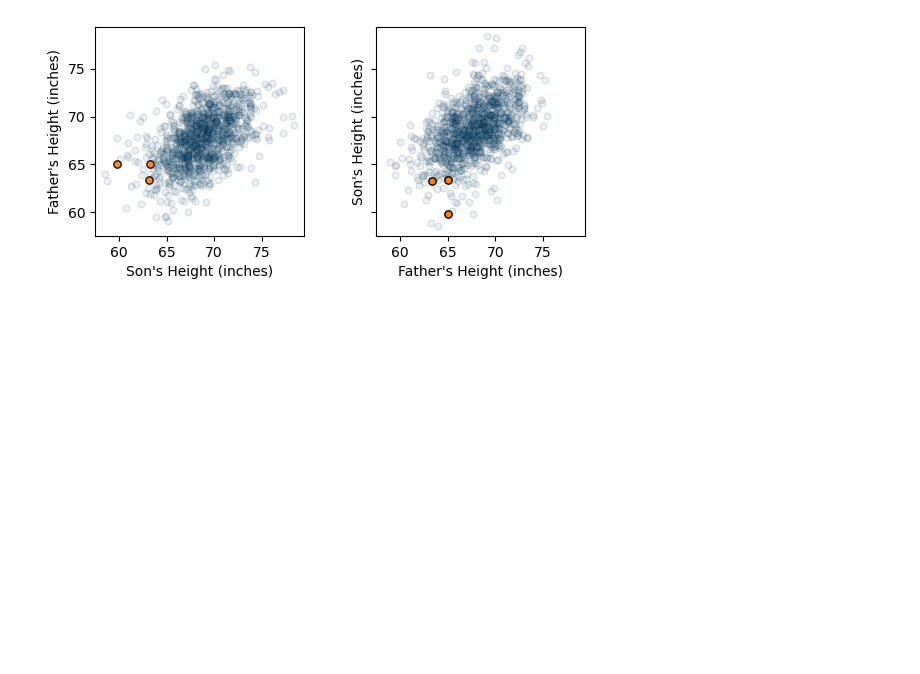
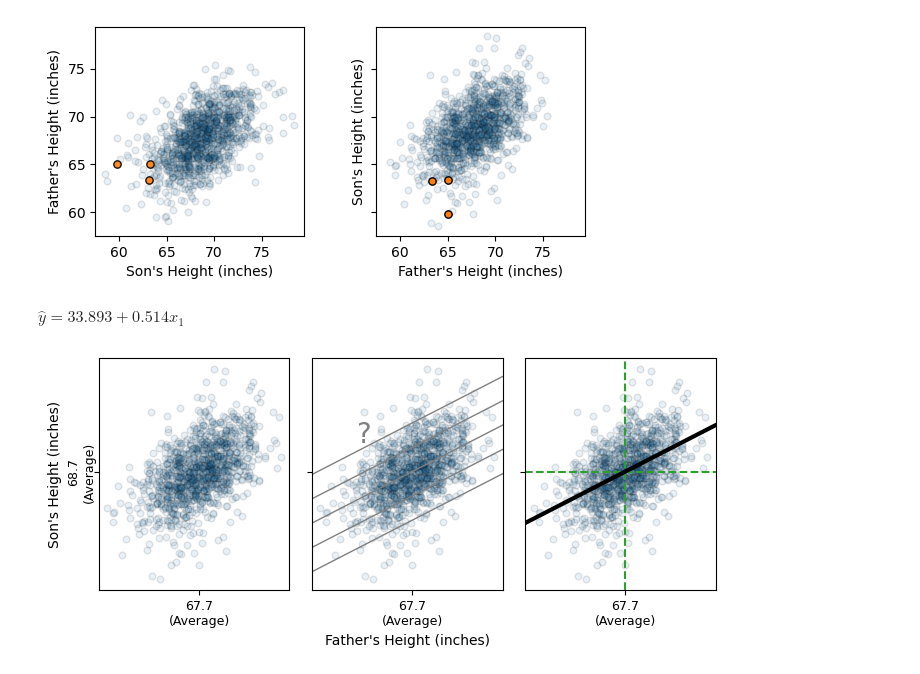
Before and after one commit to alexanderthclark/Stats1101, a Jupyter notebook: helpers/regressionHelper.ipynb, the cells around one changed output. Cells and saved outputs as stored; diff of their text form; code cells hidden in the pictures; blank space fills up the shorter version.

```diff
--- a/helpers/regressionHelper.ipynb
+++ b/helpers/regressionHelper.ipynb
@@ -291,3 +293,75 @@ plt.tight_layout()
 #plt.savefig('../book/images/fathersonscatter.svg', transparent = True)
 # %% [output]
 [figure]
+# %%
+linest(son, dad)
+# %% [output]
+$\hat{y} = 33.893 +0.514 x_{1}$
+# %%
+dad = df["Father's Height (inches)"]#.tail(-3)
+son = df["Son's Height (inches)"]# .tail(-3)
+
+
+fig, axs = plt.subplots(1, 3,
+                        figsize = (7,3),
+                        sharex = True,
+                        sharey = True) #1, 2, sharex = True, sharey = True, figsize = (6,2.8))
+
+for i in range(3):
+
+    ax = axs[i]
+    ax.set_aspect(1)
+    ax.set_xticks([np.mean(dad)])
+    ax.set_yticks([np.mean(son)])
+
+    ax.set_xticklabels([f'{np.mean(dad):.1f}\n(Average)'], size = 9)
+    ax.set_yticklabels([f'{np.mean(son):.1f}\n(Average)\n'],
+                       size = 9,
+                       rotation = 90,
+                       ha = 'center',
+                      va = 'center')
+
+    if i > 1:
+        ax.axvline(np.mean(dad), color = 'C2', ls = 'dashed')
+        ax.axhline(np.mean(son), color = 'C2', ls = 'dashed')
+
+    ax.scatter(dad, son, alpha = .1, ec = 'black', s = 23)
+
+    if i == 1:
+        ax.set_xlabel("Father's Height (inches)")
+    if i == 0:
+        ax.set_ylabel("Son's Height (inches)")
+
+    if i > 1:
+        reg = linest(son,dad)
+        x = ax.get_xlim()
+        plt.plot(x, reg(x), color = 'black', lw = 3)
+        ax.set_xlim(x)
+
+    if i == 1:
+
+        reg = linest(son,dad)
+        x = ax.get_xlim()
+
+        s = 2.3
+        for k in (-2,-1,0, 1, 2):
+            ax.plot(x, reg(x) +s*k, color = 'gray', lw = 1)
+
+        x_ = dad.quantile(.05)
+        ax.text(x_, reg(x_) + s*k, s = '?', size = 20,
+               color = 'gray',
+               ha = 'center',
+               va = 'bottom')
+
+        ax.set_xlim(x)
+
+#plt.title("Regression to Mediocrity")
+#plt.suptitle("The Regression Line Passes Through the Averages")
+#axs[1].text(0.5, 1, s= "The Regression Line Passes Through the Averages",
+#            transform = axs[1].transAxes,
+#           ha = 'center',
+#           va = 'bottom')
+plt.tight_layout()
+plt.savefig(f'../book/images/FatherSonPanel3.svg', transparent = True)
+# %% [output]
+[figure, added]
```
Also changed, not shown: parts of 4 cells of this notebook, 42 other files.
